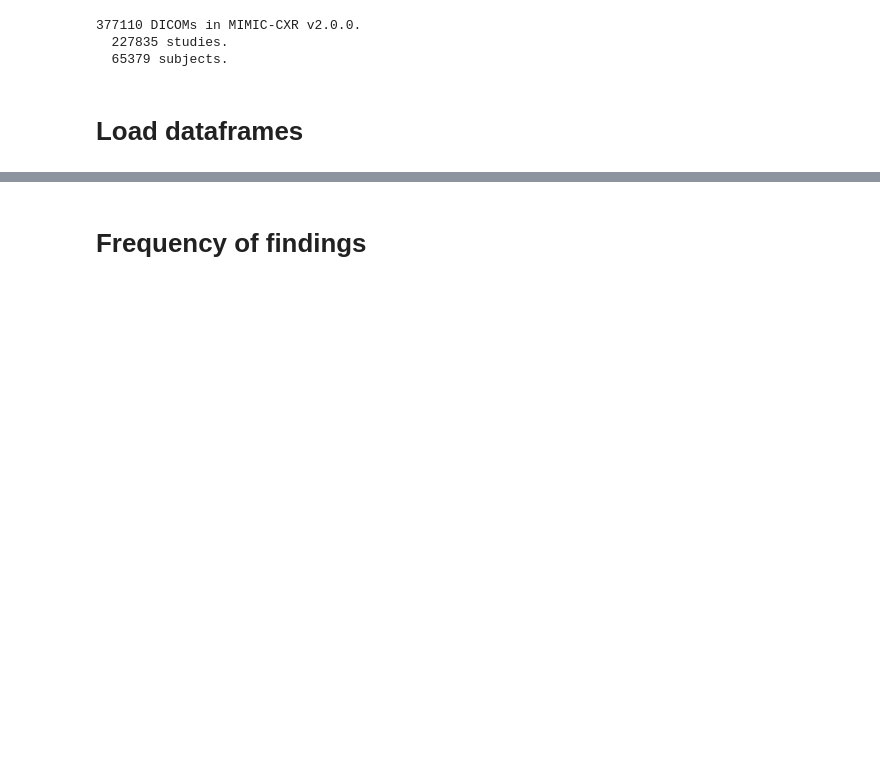
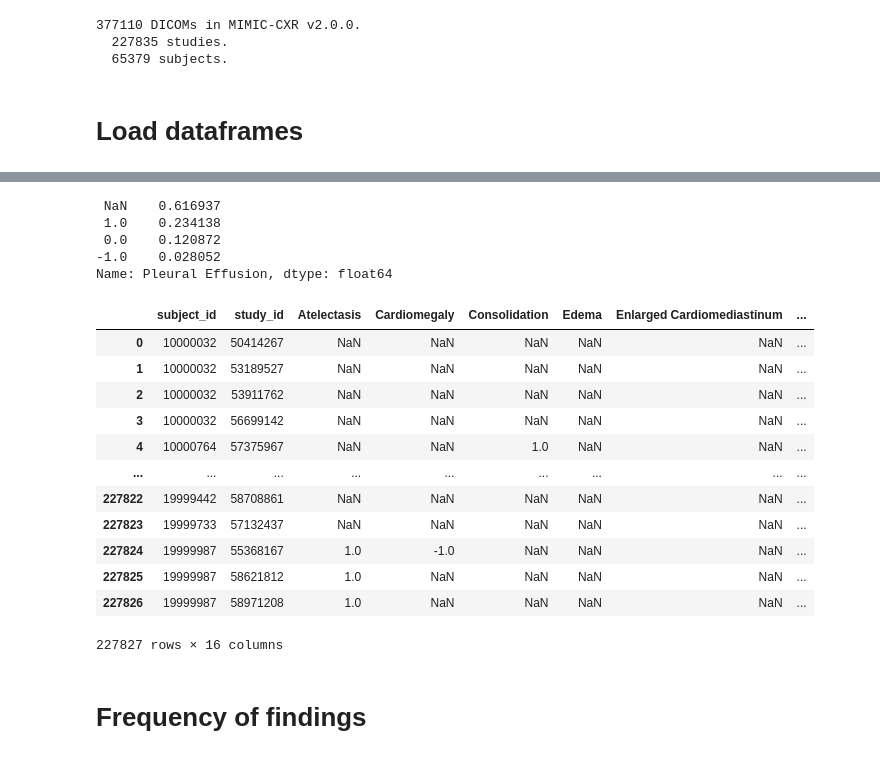
Before and after one commit to ronboxer17/MAE-MIMIC-CXR, a Jupyter notebook: notebooks/data_eda.ipynb, the cells around one changed output, grey strips where cells are left out. Cells and saved outputs as stored; diff of their text form; code cells hidden in the pictures; blank space fills up the shorter version.

Commit message:
update data loader and create split data notebook

```diff
--- a/notebooks/data_eda.ipynb
+++ b/notebooks/data_eda.ipynb
@@ -168,15 +87,0 @@ for dcm, row in DICOM_TO_VIEW.items():
-# %%
-df = df_split.merge(df_metadata.drop(['study_id', 'subject_id'], axis=1),
-                   on='dicom_id', how='inner')
-
-
-nb = pd.read_csv(NEGIBOX_PATH)
-# avoid redundant columns
-nb.drop('subject_id', axis=1, inplace=True)
-findings = [x for x in nb.columns if x != 'study_id']
-df = df.merge(nb, how='left', on='study_id')
-
-# indicator flag for the study having a NegBio finding
-df['has_negbio_finding'] = df[[x for x in findings if x != 'No Finding']].notnull().sum(axis=1) > 0
-
-df[['dicom_id', 'split', 'view'] + findings].head().T
@@ -279,3 +160,27 @@ KeyError: "['other'] not in index"
+# %%
+nb['Pleural Effusion'].value_counts(dropna=False, normalize=True)
+# %% [output]
+ NaN    0.616937
+ 1.0    0.234138
+ 0.0    0.120872
+-1.0    0.028052
+Name: Pleural Effusion, dtype: float64
+# %%
+nb
+# %% [output]
+|  | subject_id | study_id | Atelectasis | Cardiomegaly | Consolidation | Edema | Enlarged Cardiomediastinum | ... |
+| 0 | 10000032 | 50414267 | NaN | NaN | NaN | NaN | NaN | ... |
+| 1 | 10000032 | 53189527 | NaN | NaN | NaN | NaN | NaN | ... |
+| 2 | 10000032 | 53911762 | NaN | NaN | NaN | NaN | NaN | ... |
+| 3 | 10000032 | 56699142 | NaN | NaN | NaN | NaN | NaN | ... |
+| 4 | 10000764 | 57375967 | NaN | NaN | 1.0 | NaN | NaN | ... |
+| ... | ... | ... | ... | ... | ... | ... | ... | ... |
+| 227822 | 19999442 | 58708861 | NaN | NaN | NaN | NaN | NaN | ... |
+| 227823 | 19999733 | 57132437 | NaN | NaN | NaN | NaN | NaN | ... |
+| 227824 | 19999987 | 55368167 | 1.0 | -1.0 | NaN | NaN | NaN | ... |
+| 227825 | 19999987 | 58621812 | 1.0 | NaN | NaN | NaN | NaN | ... |
+| 227826 | 19999987 | 58971208 | 1.0 | NaN | NaN | NaN | NaN | ... |
+227827 rows × 16 columns
 # %% [markdown]
 # Frequency of findings
 # %%
```
Also changed, not shown: parts of 10 cells of this notebook, 4 other files.
